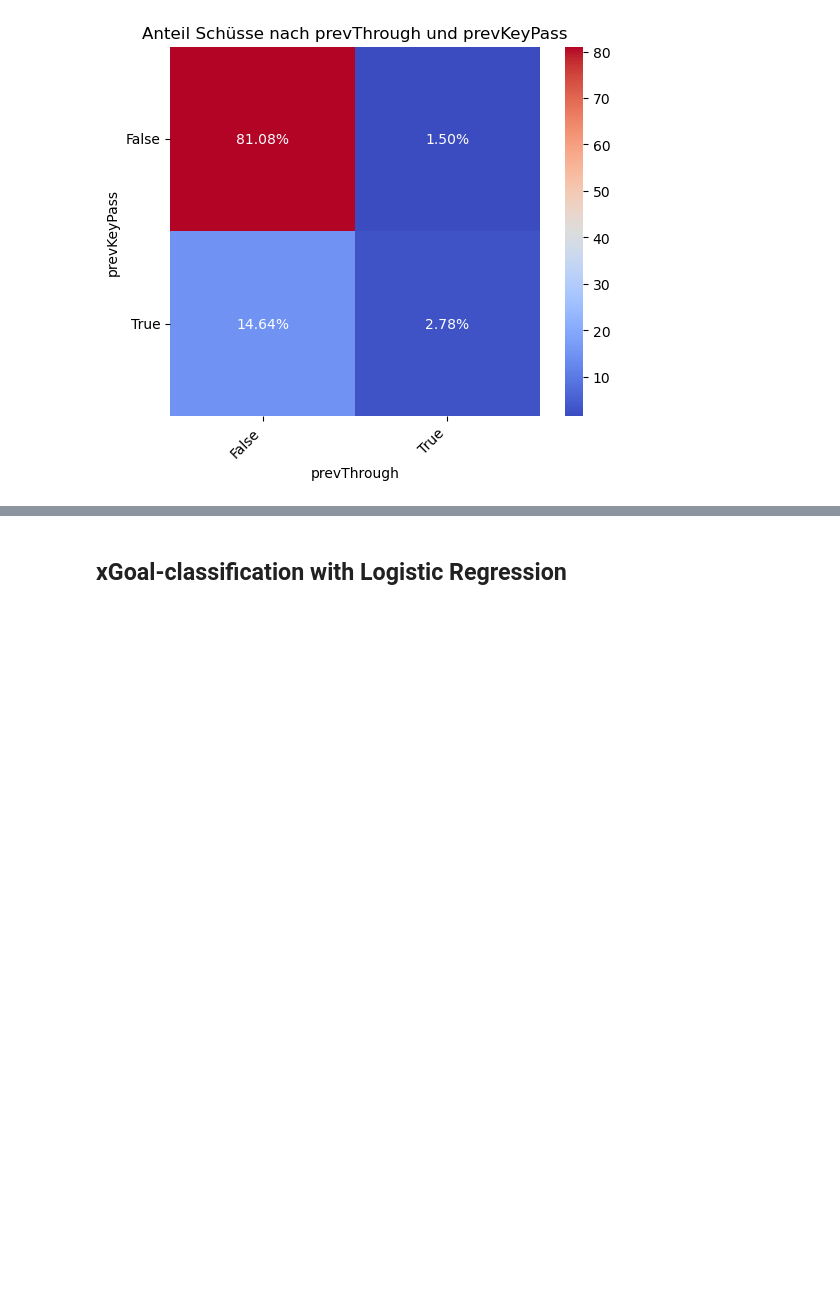
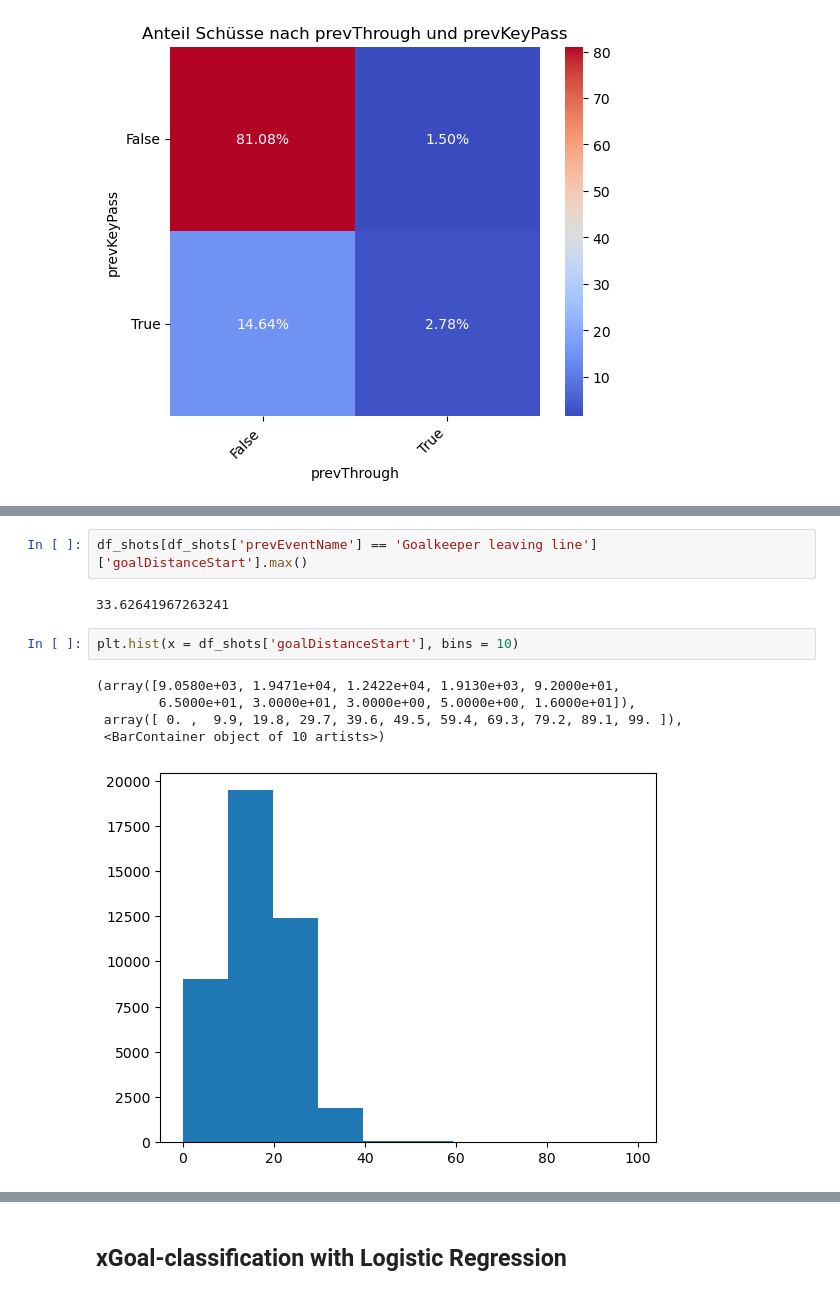
Before and after one commit to j-woe/football-analysis, a Jupyter notebook: EDA.ipynb, the cells around one changed output, grey strips where cells are left out. Saved outputs shown, nothing was run; the diff lists cells and outputs as text; blank space fills up the shorter version.

```diff
--- a/EDA.ipynb
+++ b/EDA.ipynb
@@ -541,0 +556,12 @@ category_heatmap('prevThrough', 'prevKeyPass', 3, 4)
+# %%
+df_shots[df_shots['prevEventName'] == 'Goalkeeper leaving line']['goalDistanceStart'].max()
+# %% [output]
+33.62641967263241
+# %%
+plt.hist(x = df_shots['goalDistanceStart'], bins = 10)
+# %% [output]
+(array([9.0580e+03, 1.9471e+04, 1.2422e+04, 1.9130e+03, 9.2000e+01,
+        6.5000e+01, 3.0000e+01, 3.0000e+00, 5.0000e+00, 1.6000e+01]),
+ array([ 0. ,  9.9, 19.8, 29.7, 39.6, 49.5, 59.4, 69.3, 79.2, 89.1, 99. ]),
+ <BarContainer object of 10 artists>)
+[figure, added]
```
Also changed, not shown: parts of 10 cells of this notebook.
